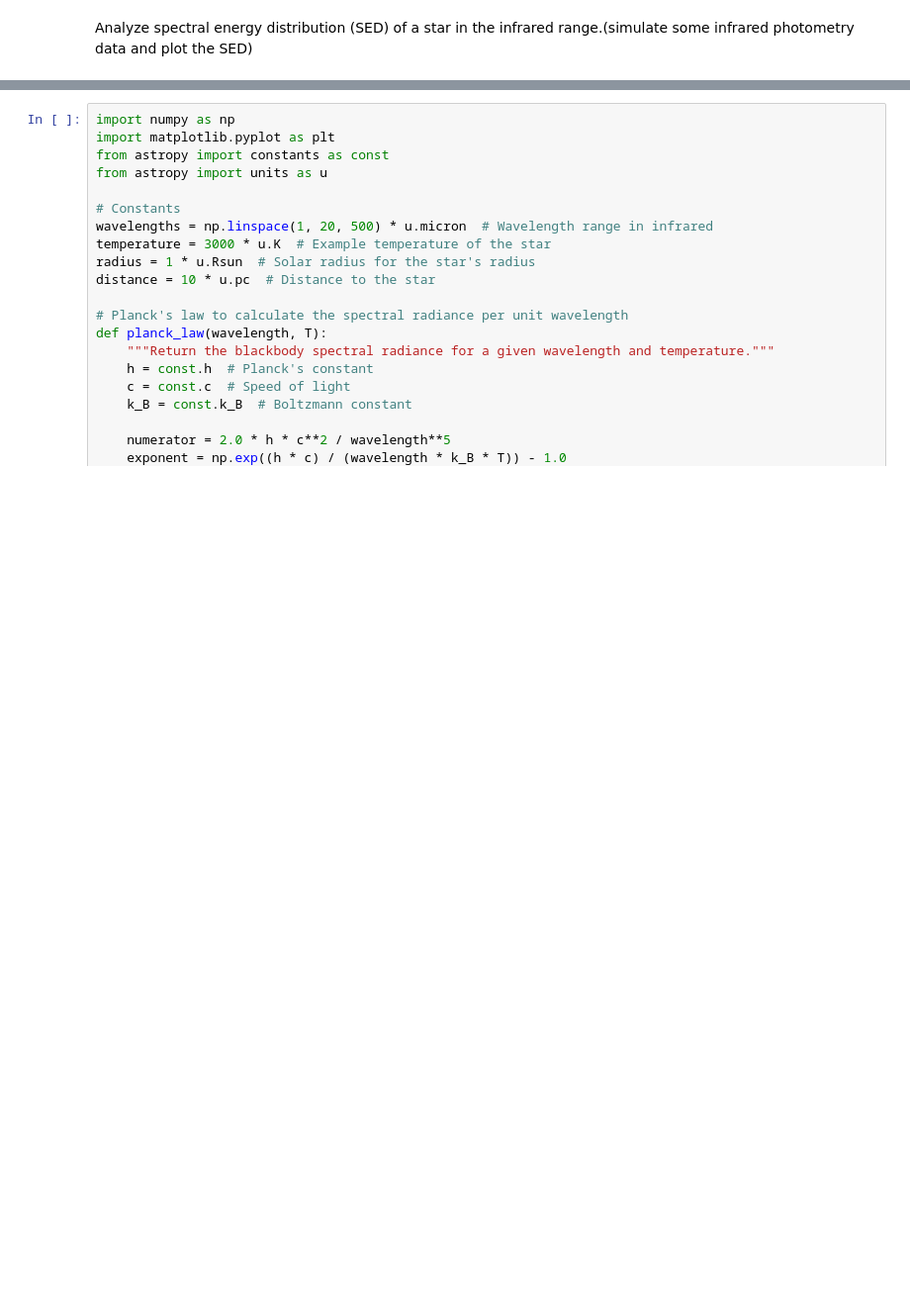
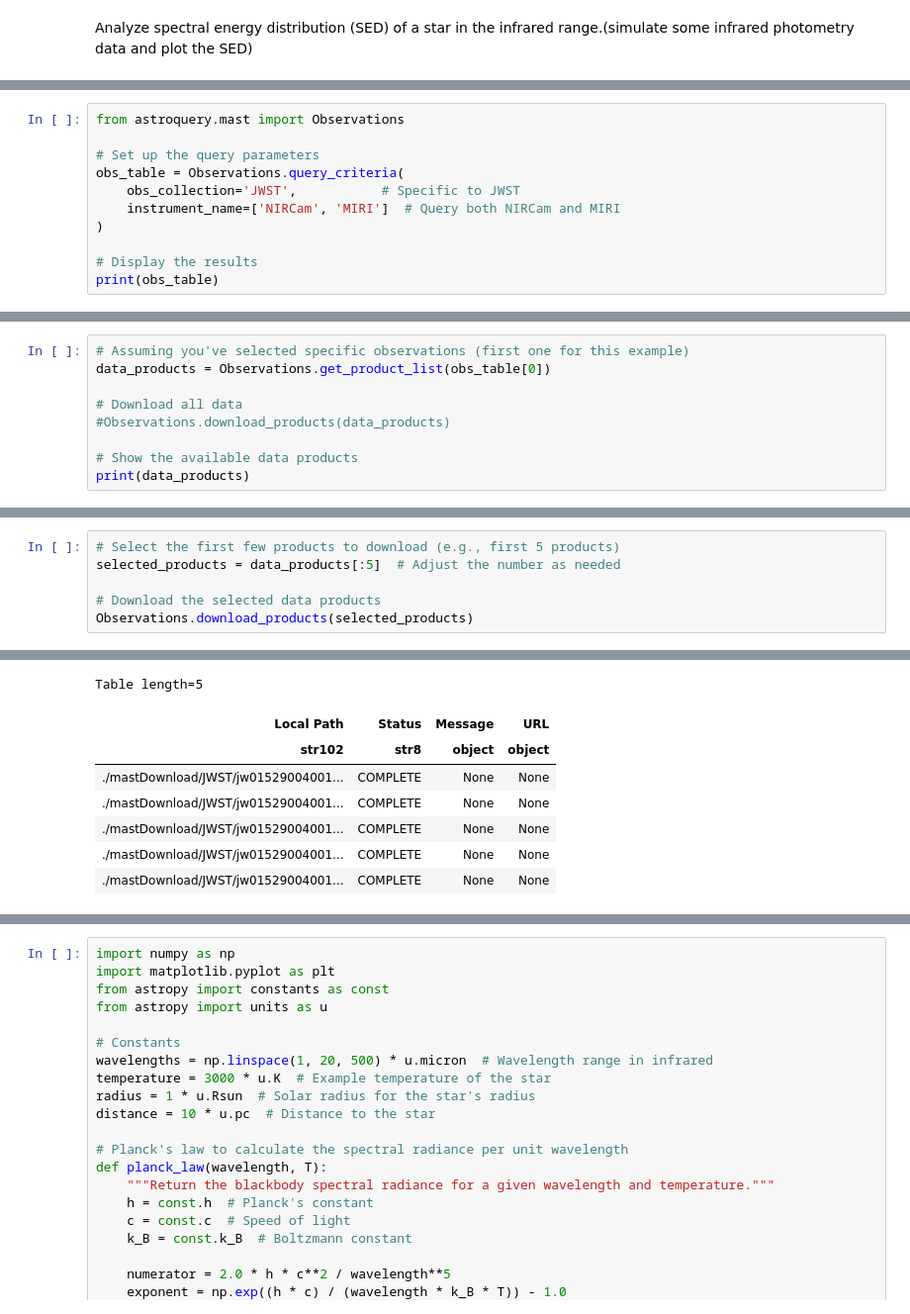
Before and after one commit to deltorobarba/astrophysics, a Jupyter notebook: spectroscopy_infrared.ipynb, the cells around one changed output, grey strips where cells are left out. Shown at 99% size. Cells and saved outputs as stored; diff of their text form; blank space fills up the shorter version.

```diff
--- a/spectroscopy_infrared.ipynb
+++ b/spectroscopy_infrared.ipynb
@@ -8,0 +16,11 @@ Analyze spectral energy distribution (SED) of a star in the infrared range.(simu
+# %%
+from astroquery.mast import Observations
+
+# Set up the query parameters
+obs_table = Observations.query_criteria(
+    obs_collection='JWST',           # Specific to JWST
+    instrument_name=['NIRCam', 'MIRI']  # Query both NIRCam and MIRI
+)
+
+# Display the results
+print(obs_table)
@@ -8,0 +37,9 @@ Analyze spectral energy distribution (SED) of a star in the infrared range.(simu
+# %%
+# Assuming you've selected specific observations (first one for this example)
+data_products = Observations.get_product_list(obs_table[0])
+
+# Download all data
+#Observations.download_products(data_products)
+
+# Show the available data products
+print(data_products)
@@ -8,0 +64,7 @@ Analyze spectral energy distribution (SED) of a star in the infrared range.(simu
+# %%
+# Select the first few products to download (e.g., first 5 products)
+selected_products = data_products[:5]  # Adjust the number as needed
+
+# Download the selected data products
+Observations.download_products(selected_products)
+# %% [output]
@@ -8,0 +76,8 @@ Analyze spectral energy distribution (SED) of a star in the infrared range.(simu
+Table length=5
+| Local Path | Status | Message | URL |
+| str102 | str8 | object | object |
+| ./mastDownload/JWST/jw01529004001... | COMPLETE | None | None |
+| ./mastDownload/JWST/jw01529004001... | COMPLETE | None | None |
+| ./mastDownload/JWST/jw01529004001... | COMPLETE | None | None |
+| ./mastDownload/JWST/jw01529004001... | COMPLETE | None | None |
+| ./mastDownload/JWST/jw01529004001... | COMPLETE | None | None |
```
Also changed, not shown: parts of 16 cells of this notebook.
